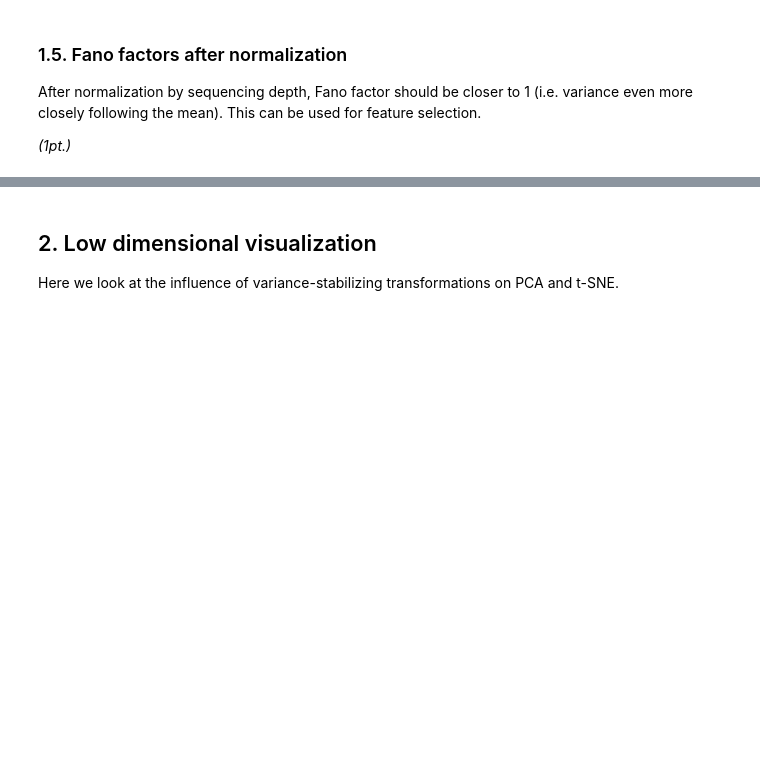
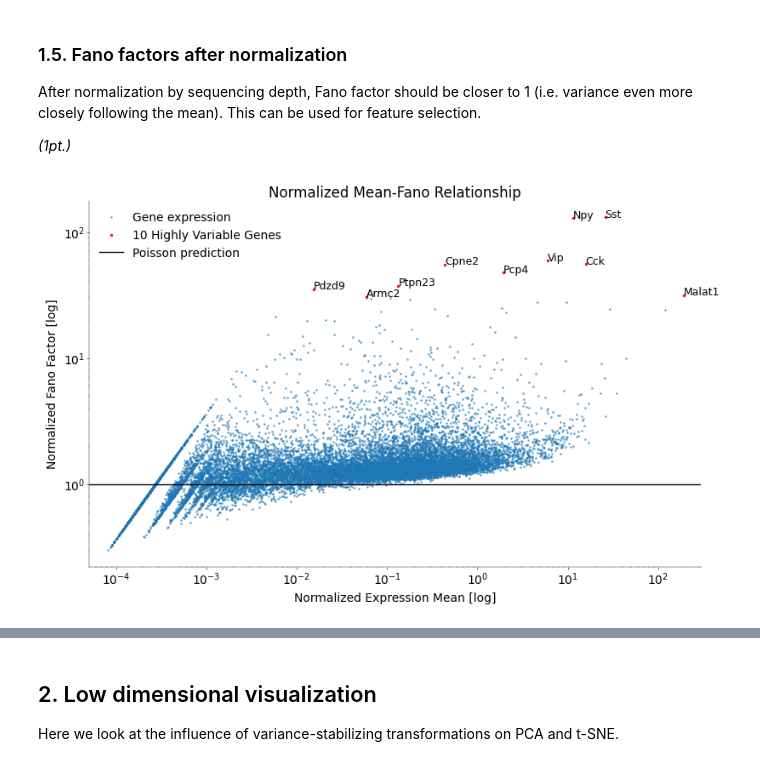
Before and after one commit to stedavkle/uni-tue-nds, a Jupyter notebook: CL7/notebooks/CodingLab7.ipynb, the cells around one changed output, grey strips where cells are left out. Saved outputs shown, nothing was run; the diff lists cells and outputs as text; code cells hidden in the pictures; blank space fills up the shorter version.

```diff
--- a/CL7/notebooks/CodingLab7.ipynb
+++ b/CL7/notebooks/CodingLab7.ipynb
@@ -164,13 +156,3 @@ counts.shape  # 3663 clusters/counts/expressions per gene?
 avg_exp = np.mean(counts, axis=0)
 # Compute the fraction of zeros for each gene
 frac_zeros = np.sum(counts == 0, axis=0) / counts.shape[0]
-# %%
-# Compute the Poisson prediction
-# poisson for each gene?
-rng = np.random.default_rng()
-exp_frac_zeros = np.zeros(avg_exp.shape[0])
-for gene in range(avg_exp.shape[0]):
-    expected = rng.poisson(avg_exp[0], avg_exp.shape[0])
-    exp_frac_zeros[gene] = np.sum(expected == 0) / expected.shape[0]
-
-# (what is the expected fraction of zeros in a Poisson distribution with a given mean?)
@@ -316,6 +291,12 @@ _(1pt.)_
 # Normalize counts by the sequencing depth of each cell and multiply by the median sequencing depth
 # Then make the same expression vs Fano factor plot as above
 
+norm = (counts / sequencing_depth[:, np.newaxis]) * np.median(sequencing_depth)
+
+# compute fano factor again
+avg_exp_norm = np.mean(norm, axis=0)
+fano_norm = np.var(norm, axis=0) / avg_exp_norm
+
 # -----------------------------------
 # compute normalized counts (0.5 pts)
 # -----------------------------------
@@ -330,3 +303,54 @@ fig, ax = plt.subplots(figsize=(6, 4))
+# %%
+# ----------------------------------------------------------
+# plot normalized counts and find the top 10 genes (0.5 pts)
+# hint: keep appropriate axis scaling in mind
+# ----------------------------------------------------------
+
+top_ten_indices = np.argsort(fano_norm)[-10:]
+top_ten_fano = fano_norm[top_ten_indices]
+top_ten_avg_exp = avg_exp_norm[top_ten_indices]
+top_ten_genes = genes[top_ten_indices]
+
+
+fig, ax = plt.subplots(figsize=(8, 5))
+
+ax.scatter(avg_exp_norm, fano_norm, s=4, alpha=0.5, label="Gene expression")
+
+# plot top ten (just overwrite the other dots)
+ax.scatter(
+    top_ten_avg_exp,
+    top_ten_fano,
+    color="red",
+    s=10,
+    alpha=0.8,
+    label="10 Highly Variable Genes",  # bezeichnung kommt aus der VL
+)
+for i, gene in enumerate(top_ten_genes):
+    ax.annotate(
+        gene,
+        (
+            top_ten_avg_exp[i],
+            top_ten_fano[i] + 0.2,
+        ),  # TODO:hier kann man noch ein bisschen das spacing anpassen eventuell?
+        fontsize=9,
+        color="black",
+    )
+
+ax.set_yscale("log")
+ax.set_xscale("log")
+ax.set_xlim((0.00005, 300))  # bissi mehr in die Mitte schieben
+ax.set_xlabel("Normalized Expression Mean [log]")
+ax.set_ylabel("Normalized Fano Factor [log]")
+ax.set_title("Normalized Mean-Fano Relationship")
+x = np.linspace(0, max(var_exp), 100)
+y = np.ones(
+    len(x)
+)  # Poisson predicition: Fano Factor should always be one as mean = var in poisson
+ax.plot(x, y, color="black", label="Poisson prediction")
+ax.legend(loc="upper left")
+plt.show()
+# %% [output]
+[figure, added]
 # %%
 # Find top-10 genes with the highest normalized Fano factor
 # Print them sorted by the Fano factor starting from the highest
```
Also changed, not shown: parts of 11 cells of this notebook.
